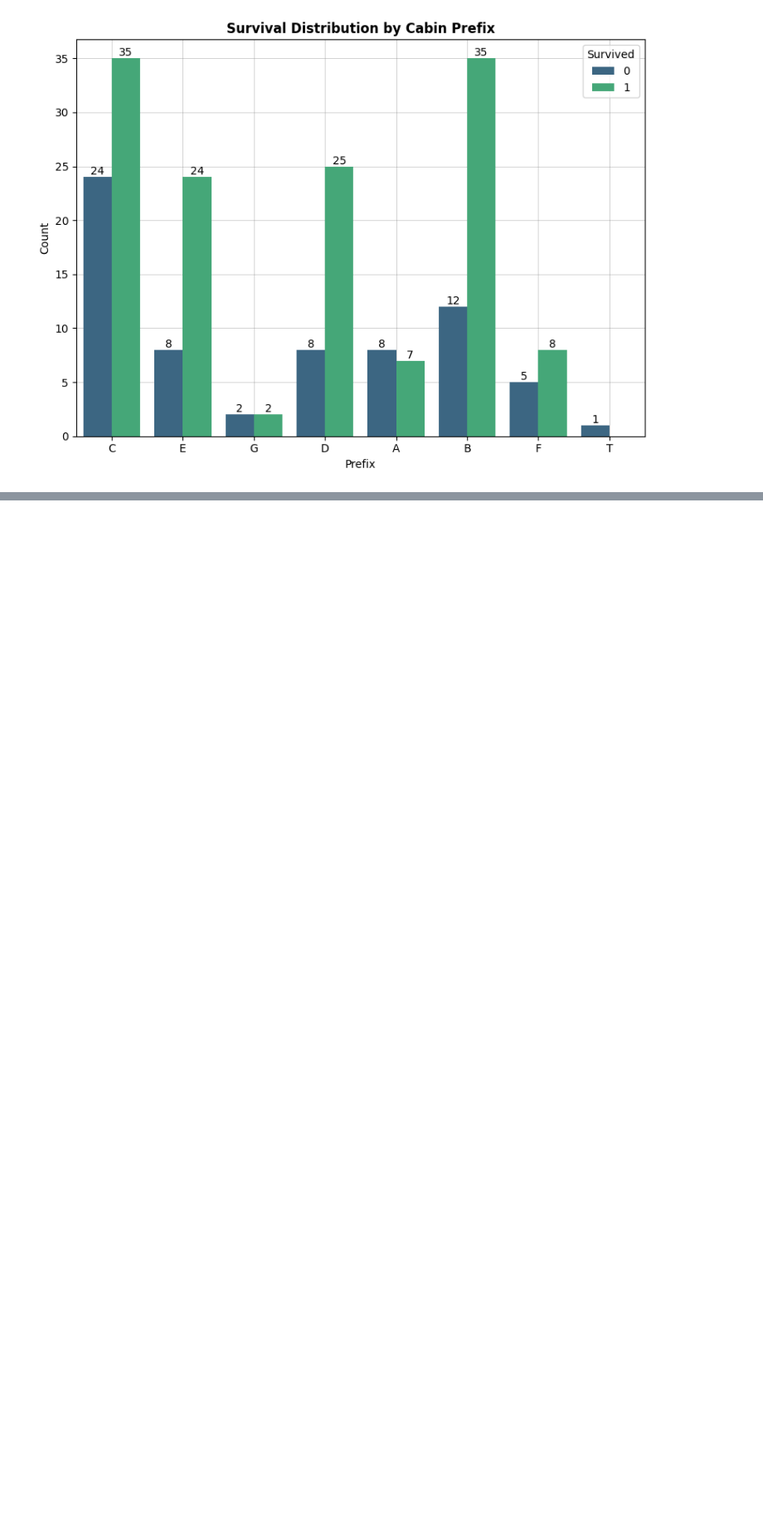
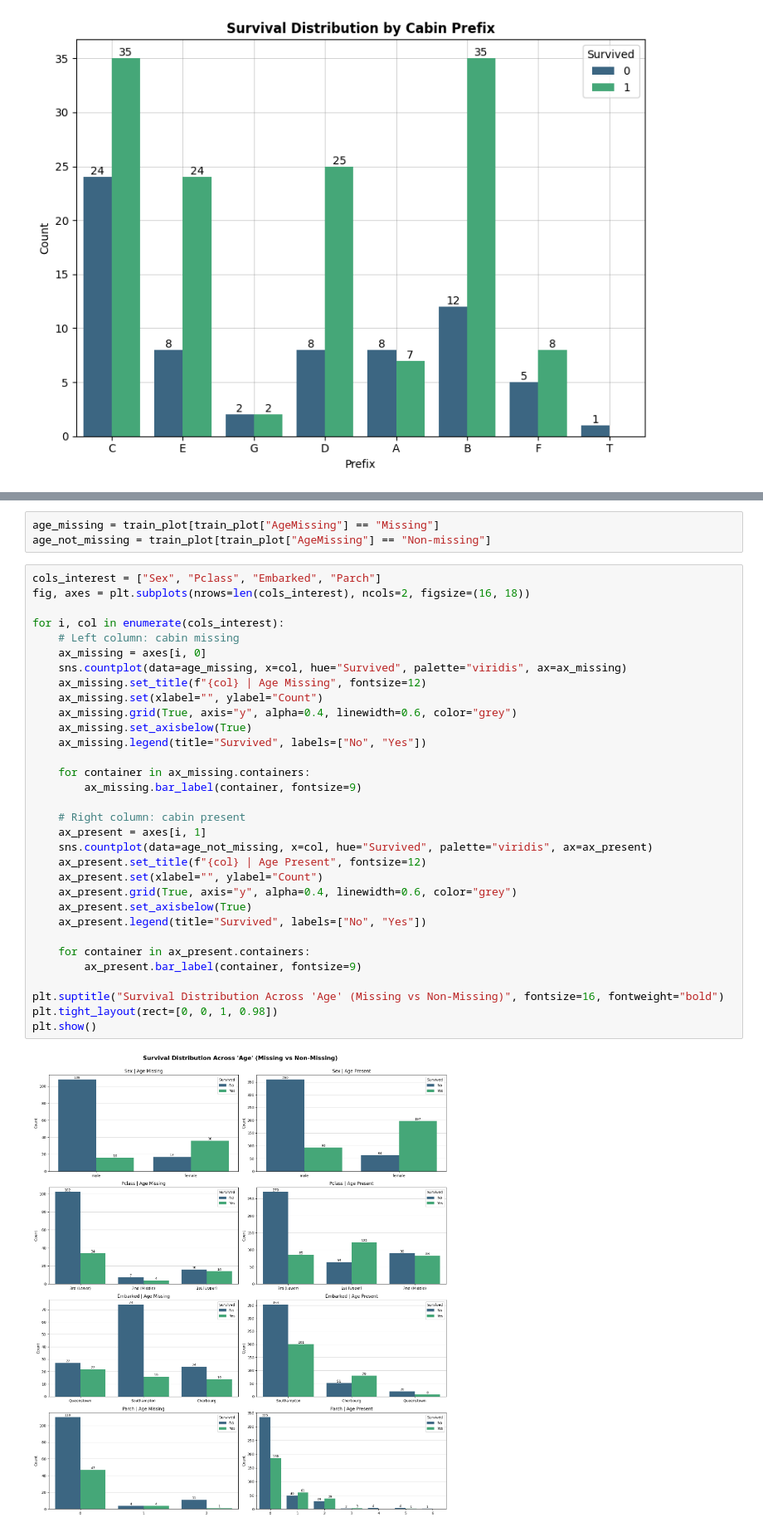
Before and after one commit to jhlopesalves/classic_workflows, a Jupyter notebook: supervised_learning/classification/titanic/titanic.ipynb, the cells around one changed output, grey strips where cells are left out. Shown at 83% size. Drawn from its saved outputs; the diff is of its cells as text; blank space fills up the shorter version.

```diff
--- a/supervised_learning/classification/titanic/titanic.ipynb
+++ b/supervised_learning/classification/titanic/titanic.ipynb
@@ -289,0 +325,37 @@ plt.show()
+# %%
+age_missing = train_plot[train_plot["AgeMissing"] == "Missing"]
+age_not_missing = train_plot[train_plot["AgeMissing"] == "Non-missing"]
+# %%
+cols_interest = ["Sex", "Pclass", "Embarked", "Parch"]
+fig, axes = plt.subplots(nrows=len(cols_interest), ncols=2, figsize=(16, 18))
+
+for i, col in enumerate(cols_interest):
+	# Left column: cabin missing
+	ax_missing = axes[i, 0]
+	sns.countplot(data=age_missing, x=col, hue="Survived", palette="viridis", ax=ax_missing)
+	ax_missing.set_title(f"{col} | Age Missing", fontsize=12)
+	ax_missing.set(xlabel="", ylabel="Count")
+	ax_missing.grid(True, axis="y", alpha=0.4, linewidth=0.6, color="grey")
+	ax_missing.set_axisbelow(True)
+	ax_missing.legend(title="Survived", labels=["No", "Yes"])
+
+	for container in ax_missing.containers:
+		ax_missing.bar_label(container, fontsize=9)
+
+	# Right column: cabin present
+	ax_present = axes[i, 1]
+	sns.countplot(data=age_not_missing, x=col, hue="Survived", palette="viridis", ax=ax_present)
+	ax_present.set_title(f"{col} | Age Present", fontsize=12)
+	ax_present.set(xlabel="", ylabel="Count")
+	ax_present.grid(True, axis="y", alpha=0.4, linewidth=0.6, color="grey")
+	ax_present.set_axisbelow(True)
+	ax_present.legend(title="Survived", labels=["No", "Yes"])
+
+	for container in ax_present.containers:
+		ax_present.bar_label(container, fontsize=9)
+
+plt.suptitle("Survival Distribution Across 'Age' (Missing vs Non-Missing)", fontsize=16, fontweight="bold")
+plt.tight_layout(rect=[0, 0, 1, 0.98])
+plt.show()
+# %% [output]
+[figure, added]
```
Also changed, not shown: parts of 68 cells of this notebook.
